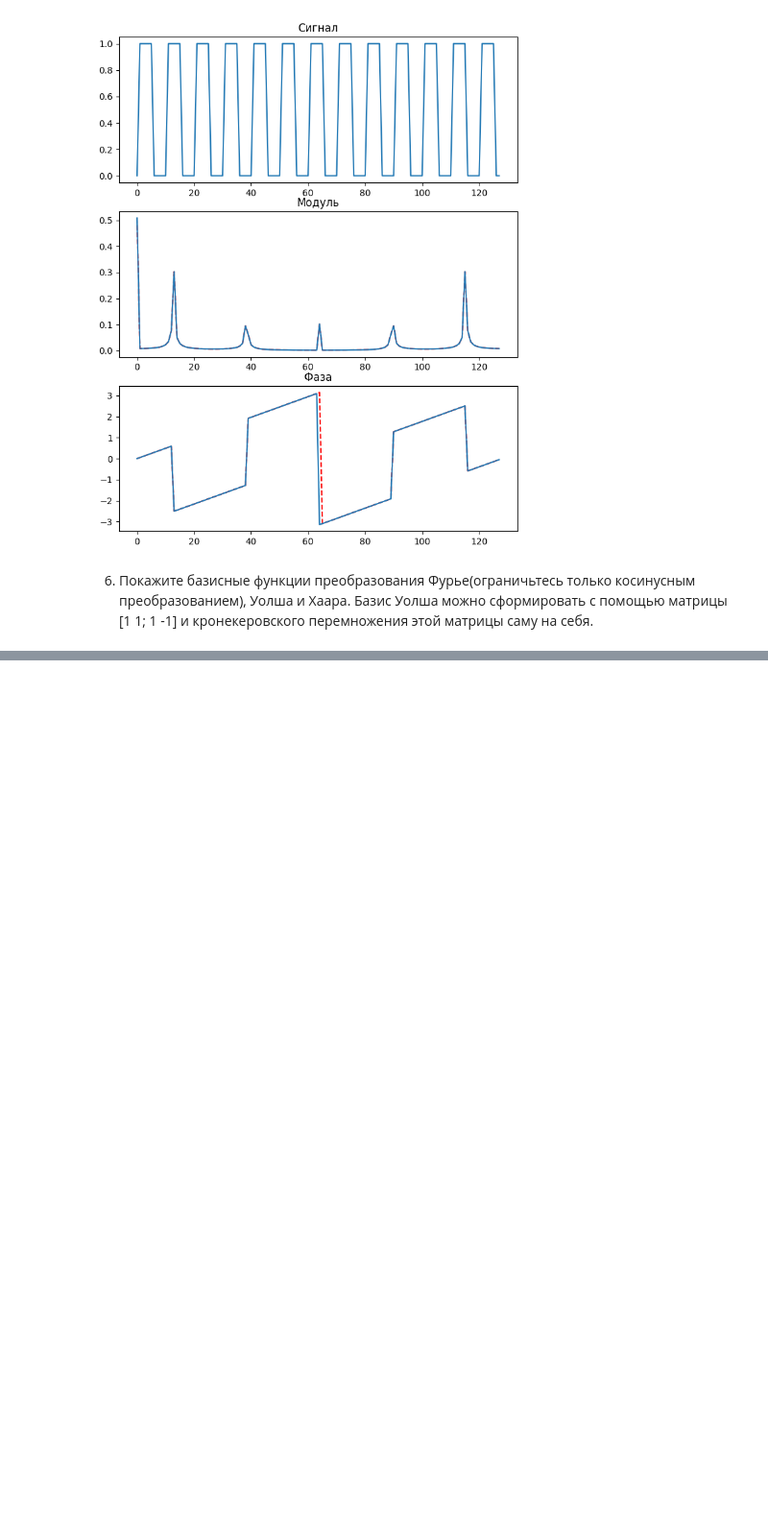
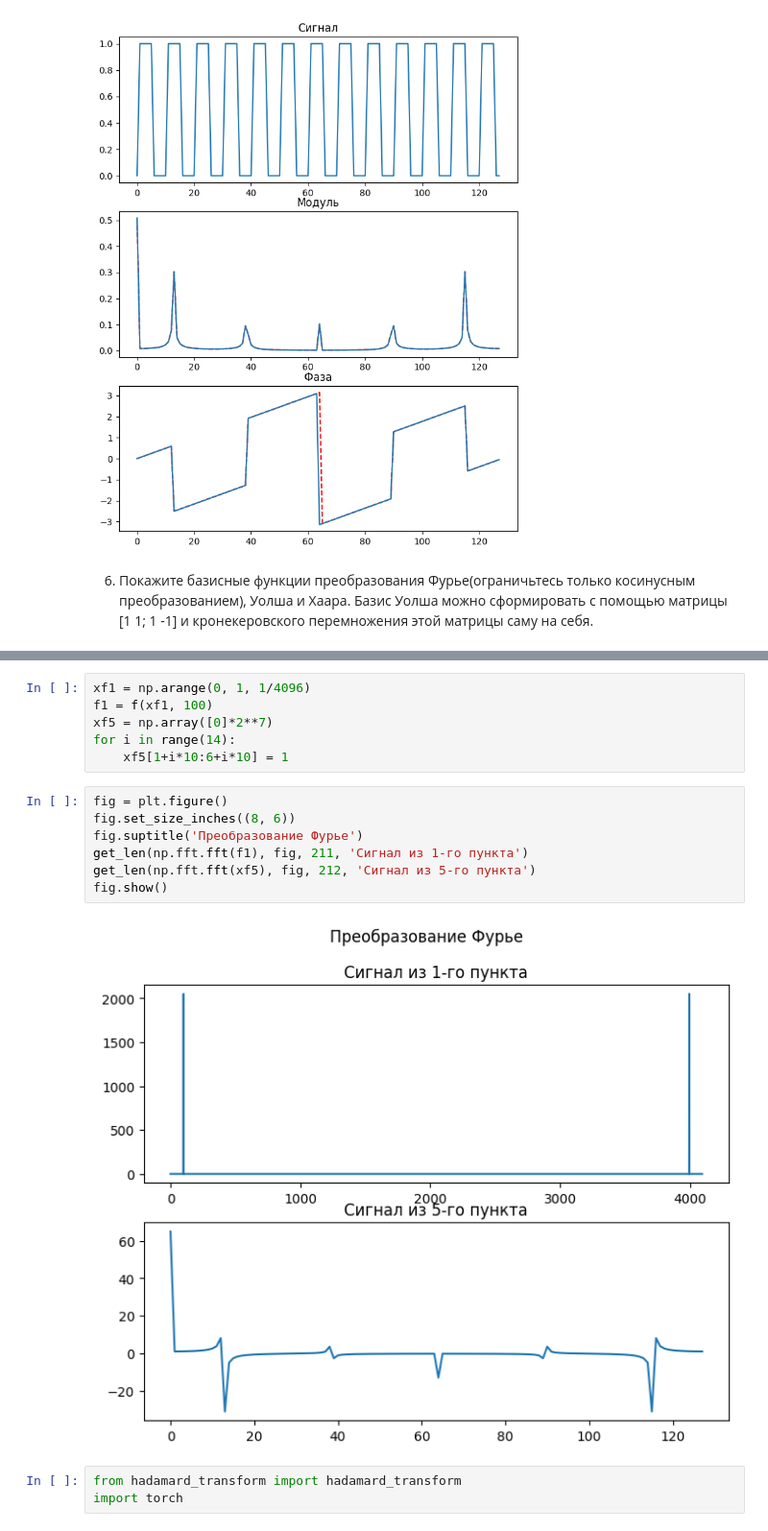
Before and after one commit to Filip-GG/MOTS, a Jupyter notebook: 3/main.ipynb, the cells around one changed output, grey strips where cells are left out. Shown at 96% size. Cells and saved outputs as stored; diff of their text form; blank space fills up the shorter version.

```diff
--- a/3/main.ipynb
+++ b/3/main.ipynb
@@ -272,0 +285,18 @@ haara([1,  1,  1,  1,  1,  1,  1,  1])
+# %%
+xf1 = np.arange(0, 1, 1/4096)
+f1 = f(xf1, 100)
+xf5 = np.array([0]*2**7)
+for i in range(14):
+    xf5[1+i*10:6+i*10] = 1
+# %%
+fig = plt.figure()
+fig.set_size_inches((8, 6))
+fig.suptitle('Преобразование Фурье')
+get_len(np.fft.fft(f1), fig, 211, 'Сигнал из 1-го пункта')
+get_len(np.fft.fft(xf5), fig, 212, 'Сигнал из 5-го пункта')
+fig.show()
+# %% [output]
+[figure, added]
+# %%
+from hadamard_transform import hadamard_transform
+import torch
```
Also changed, not shown: parts of 26 cells of this notebook, 10 other files.
